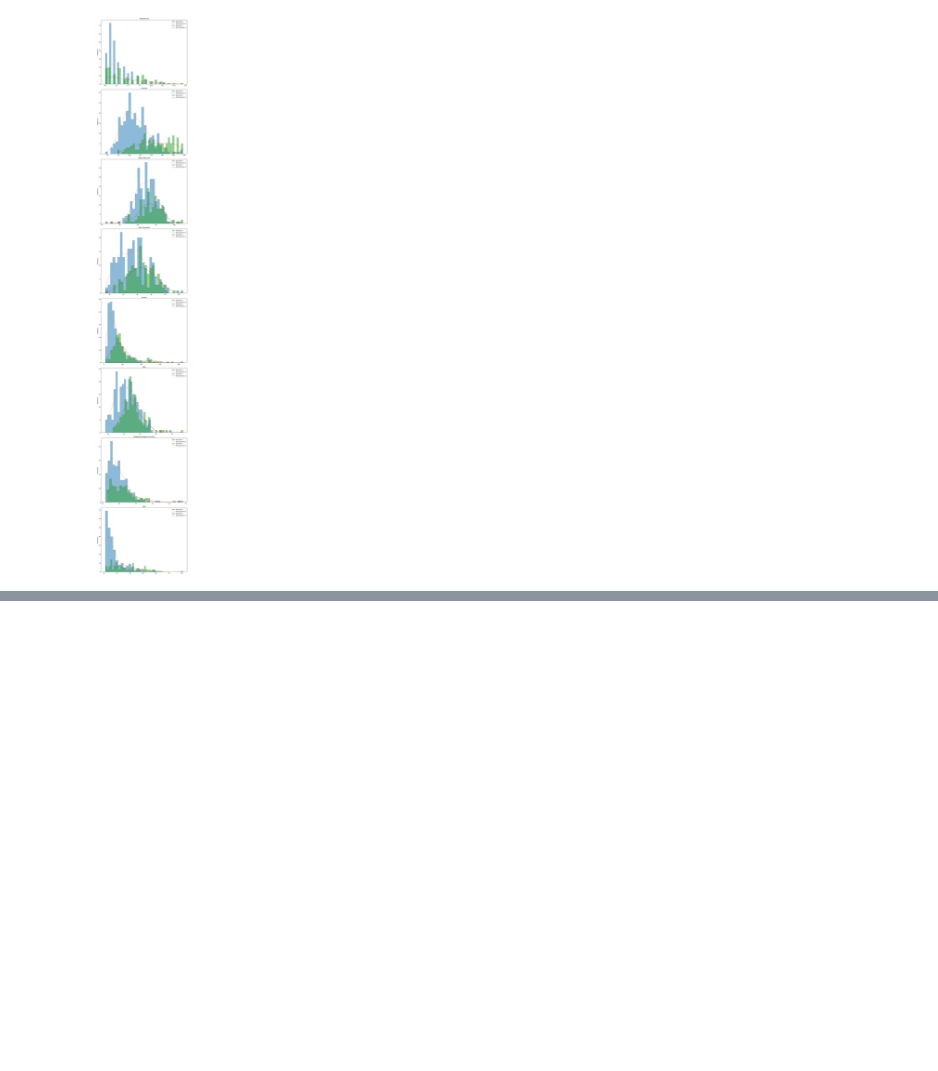
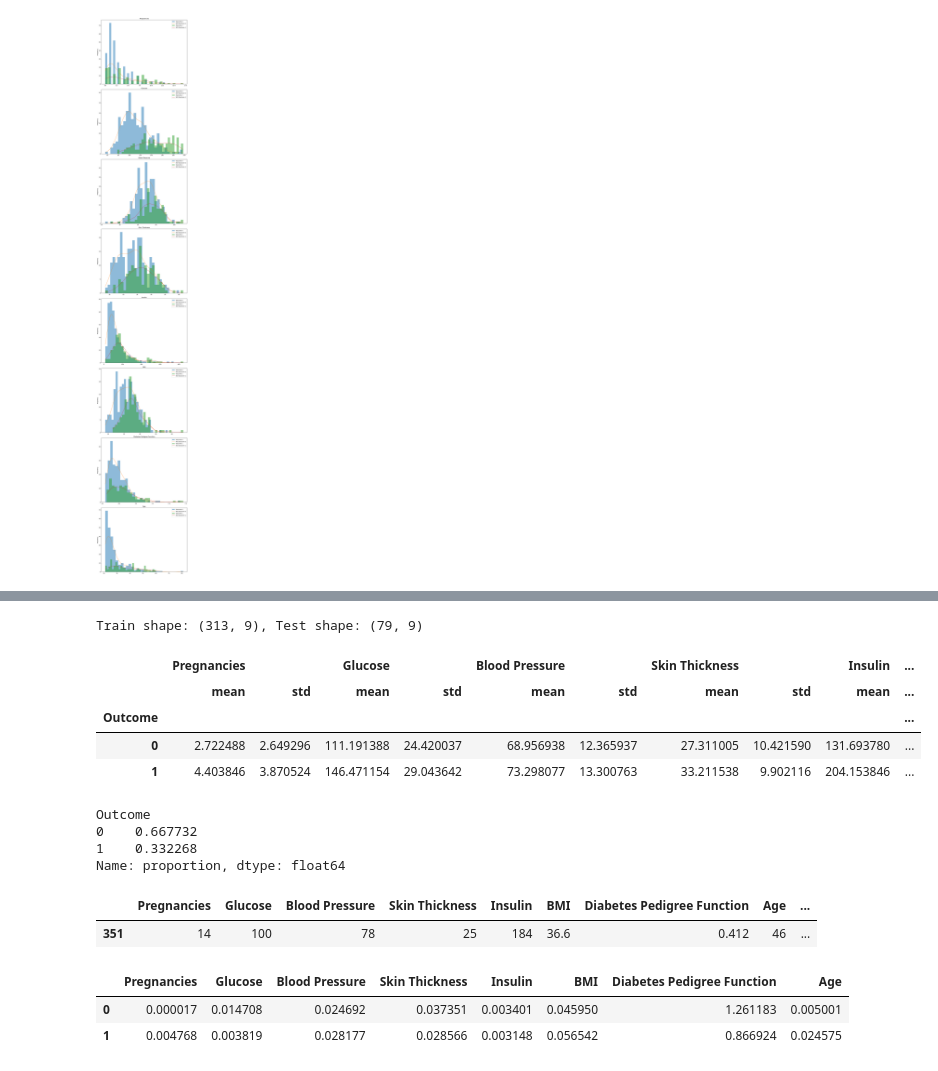
Before and after one commit to Universidad-Tecnologica-de-Panama-UTP/1mp215-topicos-especiales, a Jupyter notebook: scripts/clasificadores/naive_bayes_example.ipynb, the cells around one changed output, grey strips where cells are left out. Cells and saved outputs as stored; diff of their text form; code cells hidden in the pictures; blank space fills up the shorter version.

```diff
--- a/scripts/clasificadores/naive_bayes_example.ipynb
+++ b/scripts/clasificadores/naive_bayes_example.ipynb
@@ -127,0 +204,30 @@ plt.show()
+# %%
+from sklearn.model_selection import train_test_split
+
+train_df, test_df = train_test_split(df, test_size=0.2, random_state=42, stratify=df['Outcome'])
+print(f"Train shape: {train_df.shape}, Test shape: {test_df.shape}")
+# %% [output]
+Train shape: (313, 9), Test shape: (79, 9)
+# %%
+stats_by_class_train = train_df.groupby('Outcome').agg(['mean', 'std'])
+display(stats_by_class_train)
+# %% [output]
+|  | Pregnancies |  | Glucose |  | Blood Pressure |  | Skin Thickness |  | Insulin | ... |
+|  | mean | std | mean | std | mean | std | mean | std | mean | ... |
+| Outcome |  |  |  |  |  |  |  |  |  | ... |
+| 0 | 2.722488 | 2.649296 | 111.191388 | 24.420037 | 68.956938 | 12.365937 | 27.311005 | 10.421590 | 131.693780 | ... |
+| 1 | 4.403846 | 3.870524 | 146.471154 | 29.043642 | 73.298077 | 13.300763 | 33.211538 | 9.902116 | 204.153846 | ... |
+# %%
+priors = train_df['Outcome'].value_counts(normalize=True).sort_index()
+print(priors)
+# %% [output]
+Outcome
+0    0.667732
+1    0.332268
+Name: proportion, dtype: float64
+# %%
+sample = test_df.sample(n=1, random_state=0)
+display(sample)
+# %% [output]
+|  | Pregnancies | Glucose | Blood Pressure | Skin Thickness | Insulin | BMI | Diabetes Pedigree Function | Age | ... |
+| 351 | 14 | 100 | 78 | 25 | 184 | 36.6 | 0.412 | 46 | ... |
@@ -127,0 +241,24 @@ plt.show()
+# %%
+# Calculate likelihoods for each feature in the test sample for each class
+likelihoods = {}
+
+for outcome in outcomes:
+    likelihoods[outcome] = {}
+    for feature in features:
+        x = sample.iloc[0][feature]
+        mean = stats_by_class_train.loc[outcome, (feature, 'mean')]
+        std = stats_by_class_train.loc[outcome, (feature, 'std')]
+        # Avoid division by zero
+        if std > 0:
+            likelihood = calculate_likelihood(x, mean, std)
+        else:
+            likelihood = 0.0
+        likelihoods[outcome][feature] = likelihood
+
+# Convert to DataFrame for better display
+likelihoods_df = pd.DataFrame(likelihoods).T
+display(likelihoods_df)
+# %% [output]
+|  | Pregnancies | Glucose | Blood Pressure | Skin Thickness | Insulin | BMI | Diabetes Pedigree Function | Age |
+| 0 | 0.000017 | 0.014708 | 0.024692 | 0.037351 | 0.003401 | 0.045950 | 1.261183 | 0.005001 |
+| 1 | 0.004768 | 0.003819 | 0.028177 | 0.028566 | 0.003148 | 0.056542 | 0.866924 | 0.024575 |
```
Also changed, not shown: parts of 9 cells of this notebook, 3 other files.
